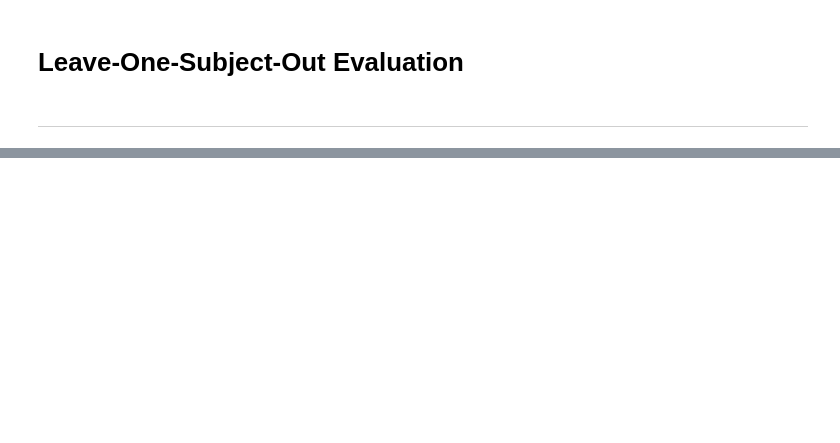
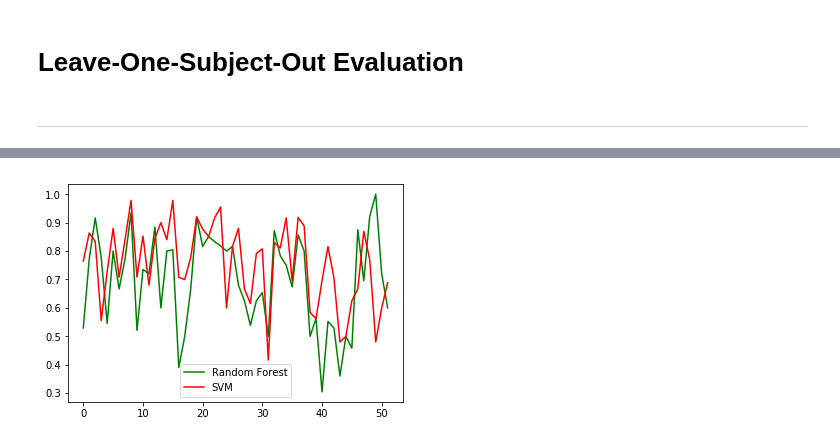
Before and after one commit to kitsiosk/thesis-attention, a Jupyter notebook: leave_one_out.ipynb, the cells around one changed output, grey strips where cells are left out. Drawn from its saved outputs; the diff is of its cells as text; code cells hidden in the pictures; blank space fills up the shorter version.

```diff
--- a/leave_one_out.ipynb
+++ b/leave_one_out.ipynb
@@ -393,0 +479,7 @@ for i in low_score_subjects_svm:
+# %%
+line5, = plt.plot(recall_rf_raw, 'g')
+line6, = plt.plot(recall_svm_raw, 'r')
+plt.legend((line5, line6), ("Random Forest", "SVM"))
+plt.show()
+# %% [output]
+[figure, added]
```
Also changed, not shown: parts of 9 cells of this notebook, 1 other file.
